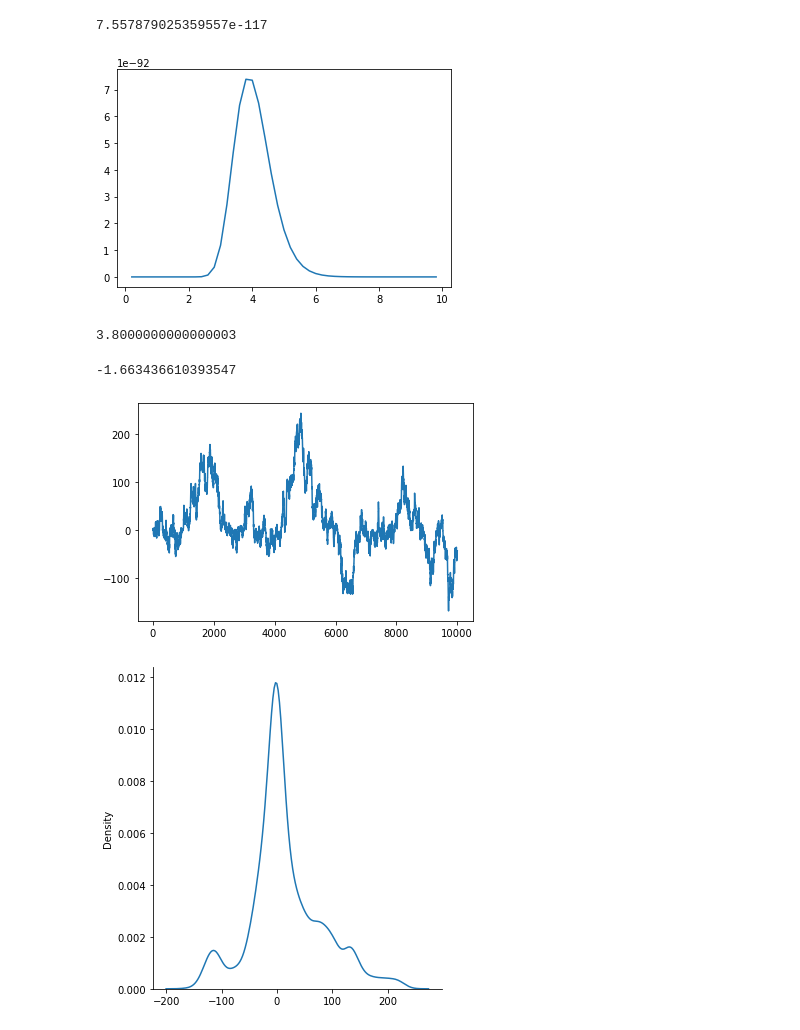
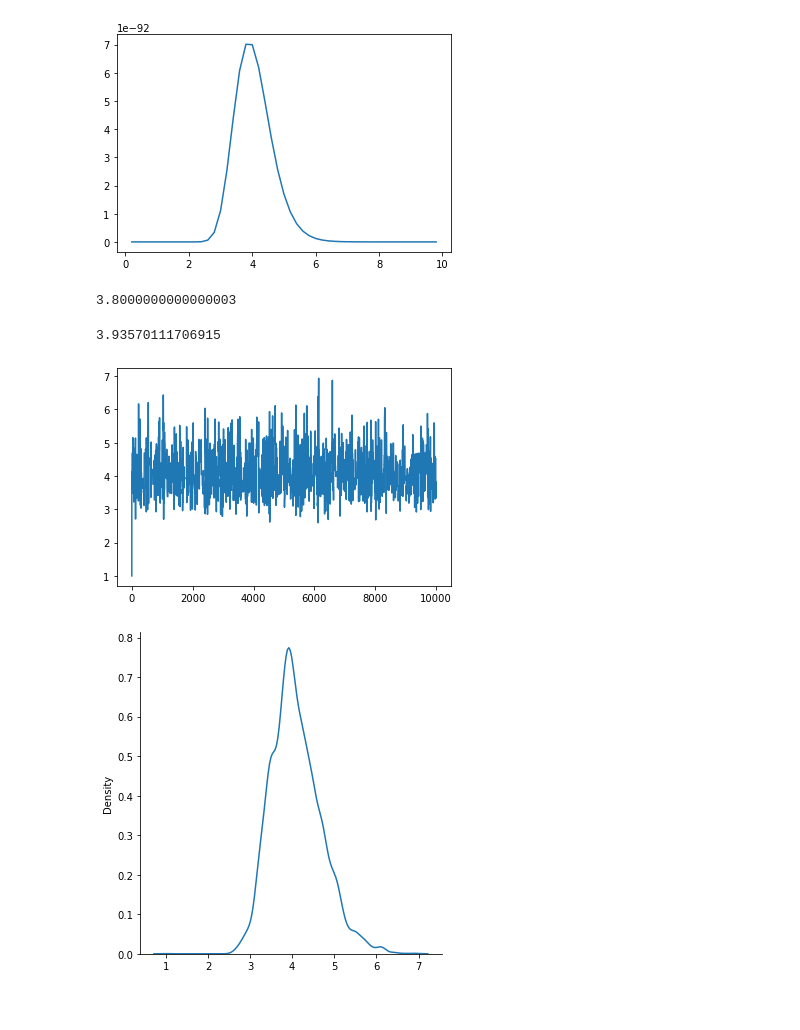
Before and after one commit to Atomnuclei/Bayesian-Inference, a Jupyter notebook: bayesian inference.ipynb, the cells around one changed output. Cells and saved outputs as stored; diff of their text form; code cells hidden in the pictures.

```diff
--- a/bayesian inference.ipynb
+++ b/bayesian inference.ipynb
@@ -25,9 +25,10 @@ def sumsq(array):
 
 def a_fun(a,sum_of_squares_of_data,array_lenght):
 
-    return 1/(2* pi* a)**(array_lenght/2)*exp(-sum_of_squares_of_data/(2*a))
+    if a<=0:
+        return 0
+    else:
+        return 1/(2* pi* a)**(array_lenght/2)*exp(-sum_of_squares_of_data/(2*a))
-# %% [output]
-7.557879025359557e-117
 # %%
 #Plotting the posterior
 
@@ -49,7 +50,7 @@ plot(a_val,a_ls)
 show()
 a_val[a_ls.index(max(a_ls))] # print value with max probability
 # %% [output]
-[figure, old version]
+[figure, new version]
 3.8000000000000003
 # %%
 
@@ -57,23 +58,20 @@ a_val[a_ls.index(max(a_ls))] # print value with max probability
 #def functions for algorithm
 STDV=5
 #generating function
-def generate_g(x_old):
-    return random.normal(x_old,STDV)
 
 def g(x_p,x_t):
     return 1/(2*pi*STDV)*exp(-(x_p-x_t)**2/(2*STDV**2))
 
 #probability function
-def p(x):
+def L(x):
     return 1000*random.uniform()
 
 
-def acceptance(x_attempt,x_old):
-    return min(1,p(x_attempt)/p(x_old)*g(x_old,x_attempt)/g(x_attempt,x_old))
-
-#I'm not sure what to use for acceptance
-def acceptance2(x_attempt,x_old):
-    return min(1,p(x_attempt)/p(x_old)*generate_g(x_old)/generate_g(x_attempt))
+def acceptance(x_attempt, x_old):  # take the log
+    return min(log(1),
+               log( a_fun(x_attempt, sumsq(x_points), len(x_points)) )
+               - log( a_fun(x_old, sumsq(x_points), len(x_points)) )
+               + log(g(x_old, x_attempt)/g(x_attempt, x_old)))
 
 def most_frequent(List):
     occurence_count = Counter(List)
@@ -81,35 +79,35 @@ def most_frequent(List):
 # %%
 
 #Apply algorithm
 
-x_current=0 # to keep track of current x (initialize to zero)
+x_current=1 # to keep track of current x (initialize to zero)
 x_points_chain=[]
 
 time=10000
 
 for t in range(time):
 
     x_attempt=generate_g(x_current)
 
-    acceptance_p=acceptance2(x_attempt,x_current)
+    acceptance_p=acceptance(x_attempt,x_current)
 
-    u=random.uniform()
+    u=log(random.uniform())
 
     if u<=acceptance_p:
         x_current=x_attempt
 
     #else the state stays the same
 
     x_points_chain.append(x_current)
 
 
 plot(x_points_chain)
 sns.displot(x_points_chain, kind='kde')
 
 #most frequent value in the chain
 print(most_frequent(x_points_chain))
 show()
 # %% [output]
--1.663436610393547
+3.93570111706915
-[figure, old version]
+[figure, new version]
-[figure, old version]
+[figure, new version]
```
Also changed, not shown: parts of 1 cell of this notebook.
